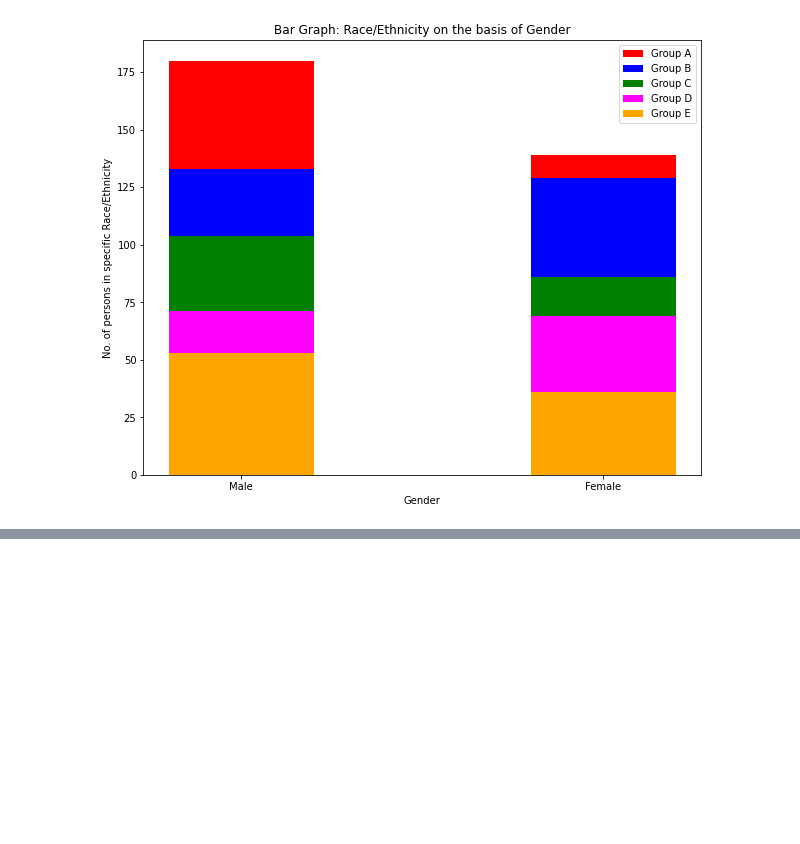
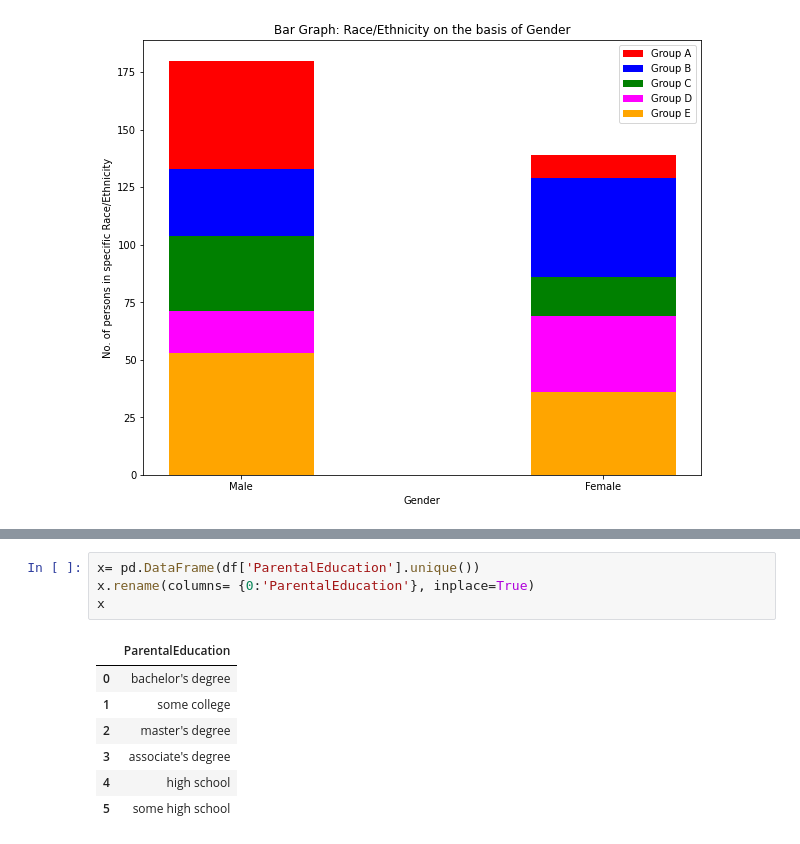
Before and after one commit to vik-sin/Students-Performance, a Jupyter notebook: StudentsPerformance.ipynb, the cells around one changed output, grey strips where cells are left out. Drawn from its saved outputs; the diff is of its cells as text; blank space fills up the shorter version.

```diff
--- a/StudentsPerformance.ipynb
+++ b/StudentsPerformance.ipynb
@@ -281,0 +294,12 @@ plt.show()
+# %%
+x= pd.DataFrame(df['ParentalEducation'].unique())
+x.rename(columns= {0:'ParentalEducation'}, inplace=True)
+x
+# %% [output]
+|  | ParentalEducation |
+| 0 | bachelor's degree |
+| 1 | some college |
+| 2 | master's degree |
+| 3 | associate's degree |
+| 4 | high school |
+| 5 | some high school |
```
Also changed, not shown: parts of 10 cells of this notebook.
